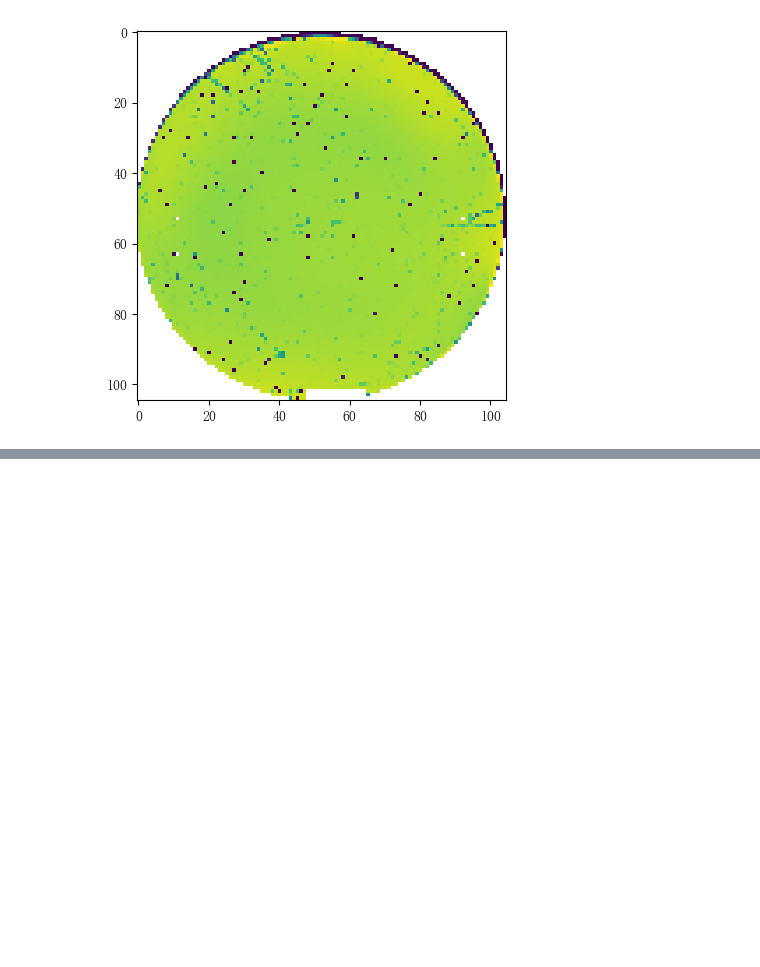
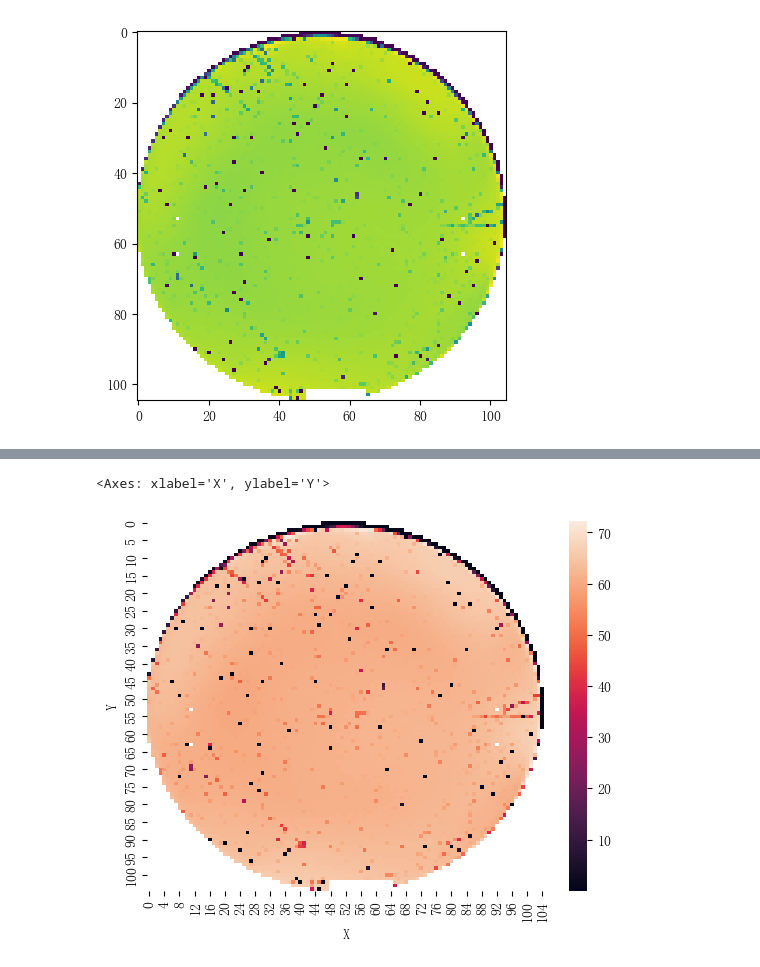
Before and after one commit to vcdemy/20240416, a Jupyter notebook: 2040416筆記.ipynb, the cells around one changed output, grey strips where cells are left out. Cells and saved outputs as stored; diff of their text form; code cells hidden in the pictures; blank space fills up the shorter version.

```diff
--- a/2040416筆記.ipynb
+++ b/2040416筆記.ipynb
@@ -668,0 +694,5 @@ plt.imshow(vbr)
+# %%
+sns.heatmap(vbr)
+# %% [output]
+<Axes: xlabel='X', ylabel='Y'>
+[figure, added]
```
Also changed, not shown: parts of 2 cells of this notebook.
